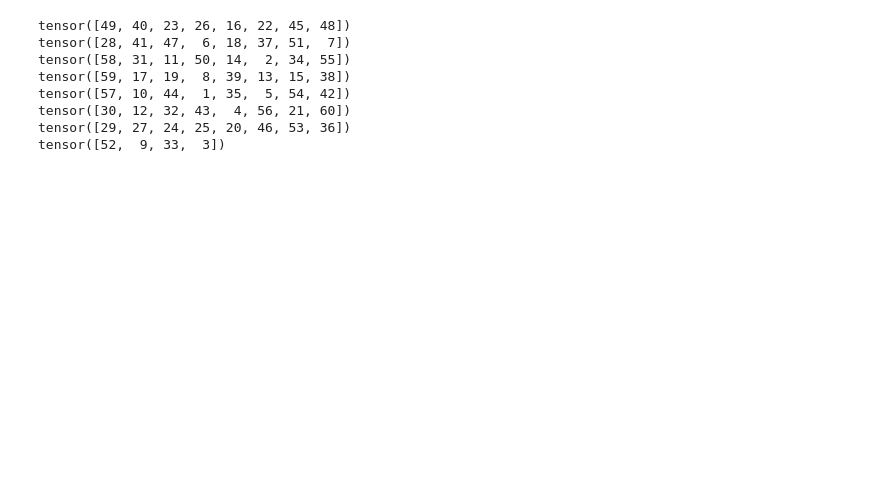
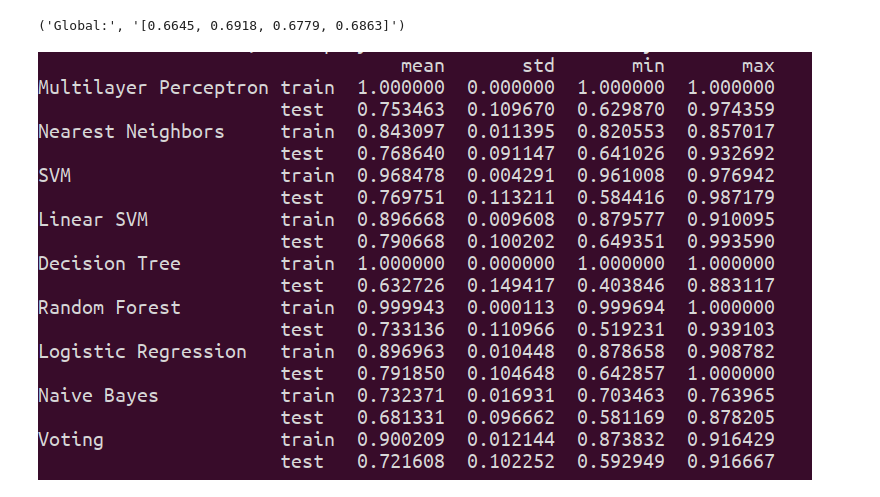
Before and after one commit to trendscenter/dinunet_implementations_gpu, a Jupyter notebook: NB.ipynb, the cells around one changed output. Saved outputs shown, nothing was run; the diff lists cells and outputs as text; code cells hidden in the pictures; blank space fills up the shorter version.

```diff
--- a/NB.ipynb
+++ b/NB.ipynb
@@ -0,0 +25,3 @@
+# %%
+plt.rcParams['figure.figsize'] = 16, 9
+sns.set_context("talk")
@@ -1 +34,9 @@
+# %%
+'Global:', open('pooled_log/global_prfa.txt').readline()
+# %% [output]
+('Global:', '[0.6645, 0.6918, 0.6779, 0.6863]')
+# %%
+IMG.open('/home/ak/Pictures/polyssifier.png')
+# %% [output]
+[figure, added]
 # %%
@@ -43,12 +43,0 @@ loader = DataLoader(dataset=cd, batch_size=8, shuffle=True)
-# %%
-for batch in loader:
-    print(batch)
-# %% [output]
-tensor([49, 40, 23, 26, 16, 22, 45, 48])
-tensor([28, 41, 47,  6, 18, 37, 51,  7])
-tensor([58, 31, 11, 50, 14,  2, 34, 55])
-tensor([59, 17, 19,  8, 39, 13, 15, 38])
-tensor([57, 10, 44,  1, 35,  5, 54, 42])
-tensor([30, 12, 32, 43,  4, 56, 21, 60])
-tensor([29, 27, 24, 25, 20, 46, 53, 36])
-tensor([52,  9, 33,  3])
```
Also changed, not shown: parts of 28 cells of this notebook, 4 other files.
